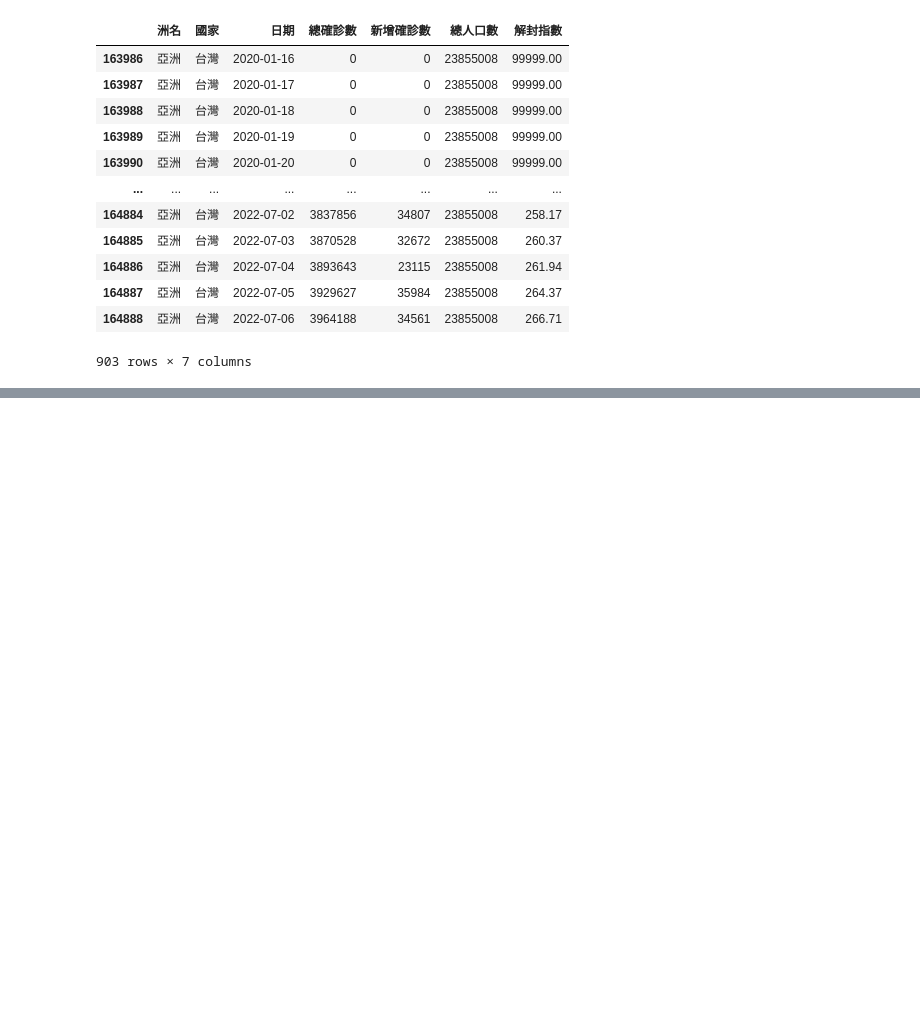
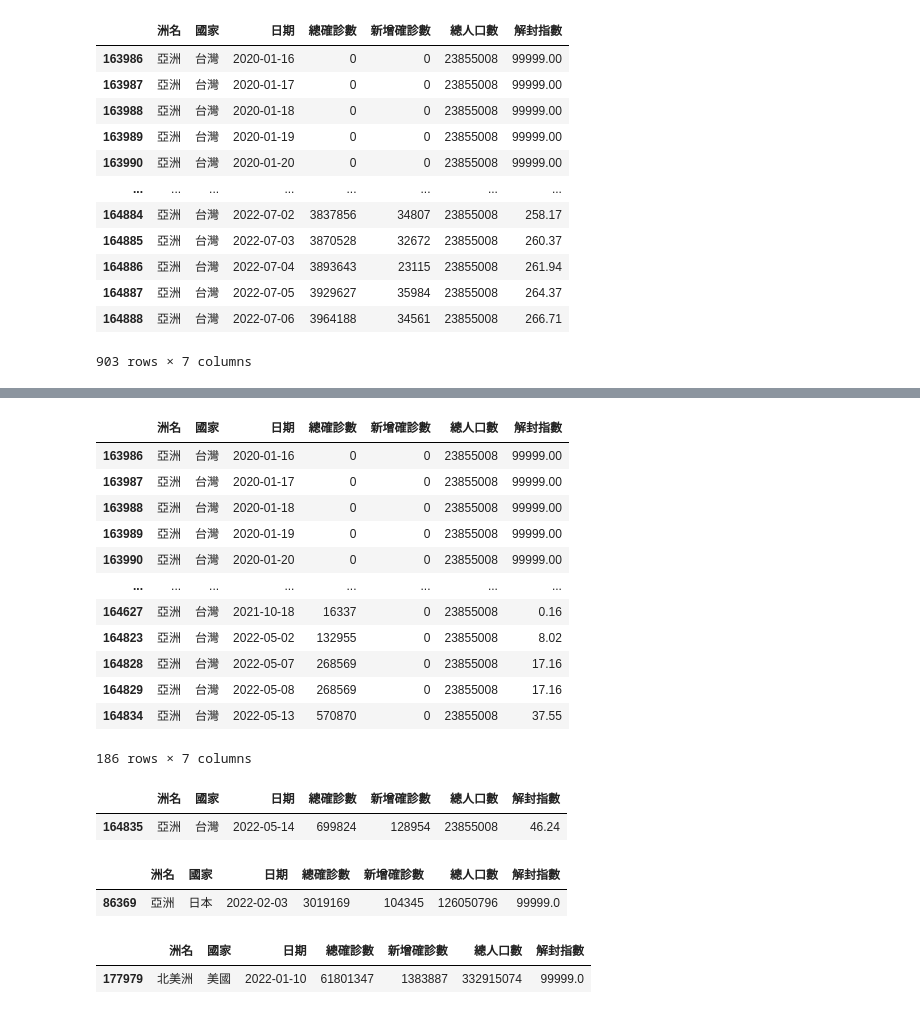
Before and after one commit to spinomics/2023_0723_am, a Jupyter notebook: lesson 18_1.ipynb, the cells around one changed output, grey strips where cells are left out. Saved outputs shown, nothing was run; the diff lists cells and outputs as text; code cells hidden in the pictures; blank space fills up the shorter version.

```diff
--- a/lesson 18_1.ipynb
+++ b/lesson 18_1.ipynb
@@ -74,0 +109,35 @@ taiwan
+# %%
+taiwan3 = allDataFrame.query('國家=="台灣" and 新增確診數==0')
+taiwan3
+# %% [output]
+|  | 洲名 | 國家 | 日期 | 總確診數 | 新增確診數 | 總人口數 | 解封指數 |
+| 163986 | 亞洲 | 台灣 | 2020-01-16 | 0 | 0 | 23855008 | 99999.00 |
+| 163987 | 亞洲 | 台灣 | 2020-01-17 | 0 | 0 | 23855008 | 99999.00 |
+| 163988 | 亞洲 | 台灣 | 2020-01-18 | 0 | 0 | 23855008 | 99999.00 |
+| 163989 | 亞洲 | 台灣 | 2020-01-19 | 0 | 0 | 23855008 | 99999.00 |
+| 163990 | 亞洲 | 台灣 | 2020-01-20 | 0 | 0 | 23855008 | 99999.00 |
+| ... | ... | ... | ... | ... | ... | ... | ... |
+| 164627 | 亞洲 | 台灣 | 2021-10-18 | 16337 | 0 | 23855008 | 0.16 |
+| 164823 | 亞洲 | 台灣 | 2022-05-02 | 132955 | 0 | 23855008 | 8.02 |
+| 164828 | 亞洲 | 台灣 | 2022-05-07 | 268569 | 0 | 23855008 | 17.16 |
+| 164829 | 亞洲 | 台灣 | 2022-05-08 | 268569 | 0 | 23855008 | 17.16 |
+| 164834 | 亞洲 | 台灣 | 2022-05-13 | 570870 | 0 | 23855008 | 37.55 |
+186 rows × 7 columns
+# %%
+max = allDataFrame.query('國家=="台灣"')["新增確診數"].max()
+allDataFrame.query('國家=="台灣" and 新增確診數==@max')
+# %% [output]
+|  | 洲名 | 國家 | 日期 | 總確診數 | 新增確診數 | 總人口數 | 解封指數 |
+| 164835 | 亞洲 | 台灣 | 2022-05-14 | 699824 | 128954 | 23855008 | 46.24 |
+# %%
+max = allDataFrame.query('國家=="日本"')["新增確診數"].max()
+allDataFrame.query('國家=="日本" and 新增確診數==@max')
+# %% [output]
+|  | 洲名 | 國家 | 日期 | 總確診數 | 新增確診數 | 總人口數 | 解封指數 |
+| 86369 | 亞洲 | 日本 | 2022-02-03 | 3019169 | 104345 | 126050796 | 99999.0 |
+# %%
+max = allDataFrame.query('國家=="美國"')["新增確診數"].max()
+allDataFrame.query('國家=="美國" and 新增確診數==@max')
+# %% [output]
+|  | 洲名 | 國家 | 日期 | 總確診數 | 新增確診數 | 總人口數 | 解封指數 |
+| 177979 | 北美洲 | 美國 | 2022-01-10 | 61801347 | 1383887 | 332915074 | 99999.0 |
```
Also changed, not shown: parts of 3 cells of this notebook.
